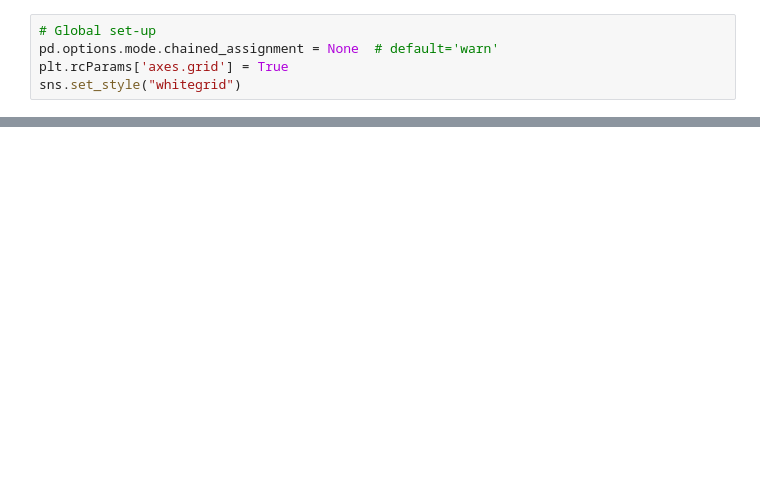
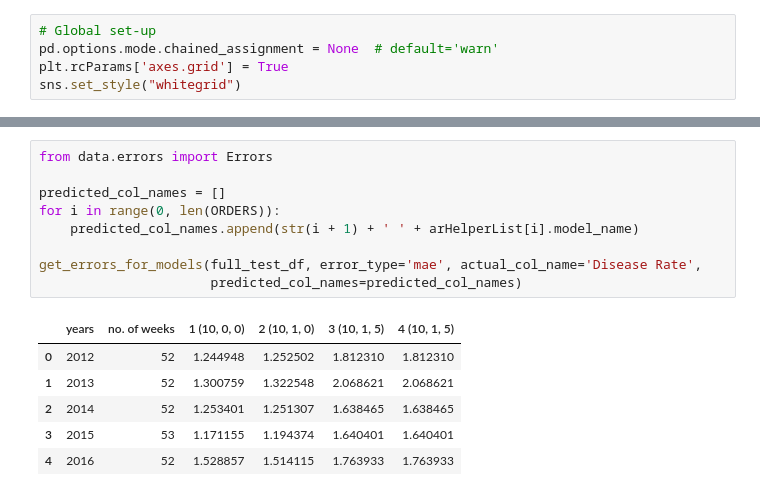
Before and after one commit to Influenza-Forecasting-Using-Online-Data/influenza-forecasting, a Jupyter notebook: ar_plots.ipynb, the cells around one changed output, grey strips where cells are left out. Drawn from its saved outputs; the diff is of its cells as text; blank space fills up the shorter version.

```diff
--- a/ar_plots.ipynb
+++ b/ar_plots.ipynb
@@ -159,0 +88,16 @@ errors.show_errors()
+# %%
+from data.errors import Errors
+
+predicted_col_names = []
+for i in range(0, len(ORDERS)):
+    predicted_col_names.append(str(i + 1) + ' ' + arHelperList[i].model_name)
+
+get_errors_for_models(full_test_df, error_type='mae', actual_col_name='Disease Rate',
+                      predicted_col_names=predicted_col_names)
+# %% [output]
+|  | years | no. of weeks | 1 (10, 0, 0) | 2 (10, 1, 0) | 3 (10, 1, 5) | 4 (10, 1, 5) |
+| 0 | 2012 | 52 | 1.244948 | 1.252502 | 1.812310 | 1.812310 |
+| 1 | 2013 | 52 | 1.300759 | 1.322548 | 2.068621 | 2.068621 |
+| 2 | 2014 | 52 | 1.253401 | 1.251307 | 1.638465 | 1.638465 |
+| 3 | 2015 | 53 | 1.171155 | 1.194374 | 1.640401 | 1.640401 |
+| 4 | 2016 | 52 | 1.528857 | 1.514115 | 1.763933 | 1.763933 |
```
Also changed, not shown: parts of 16 cells of this notebook.
